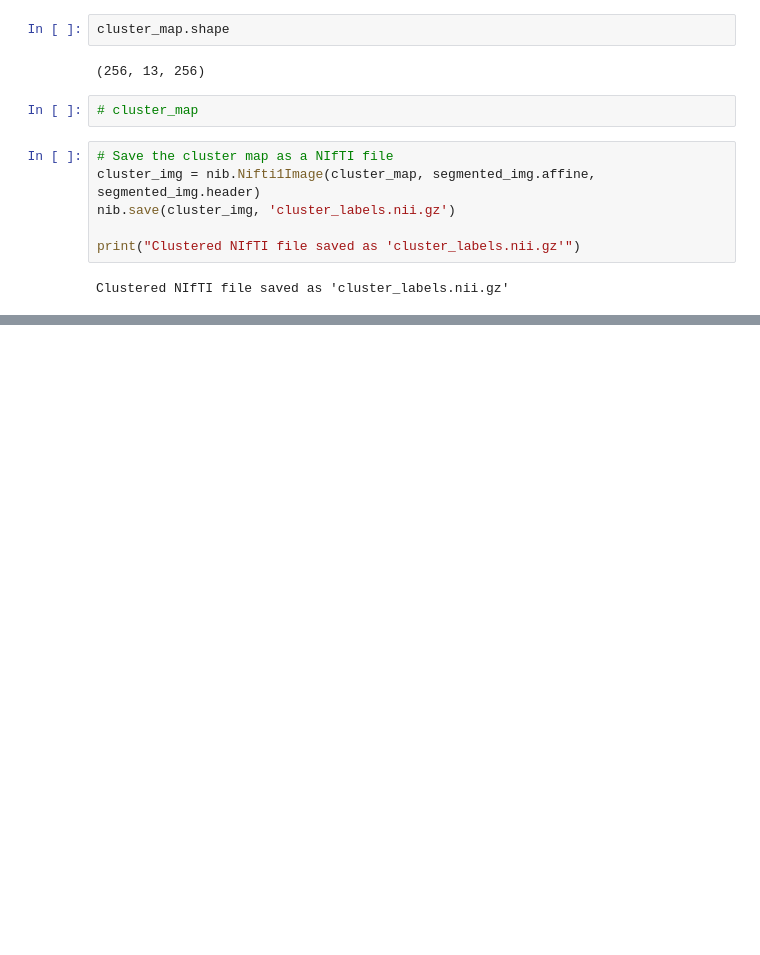
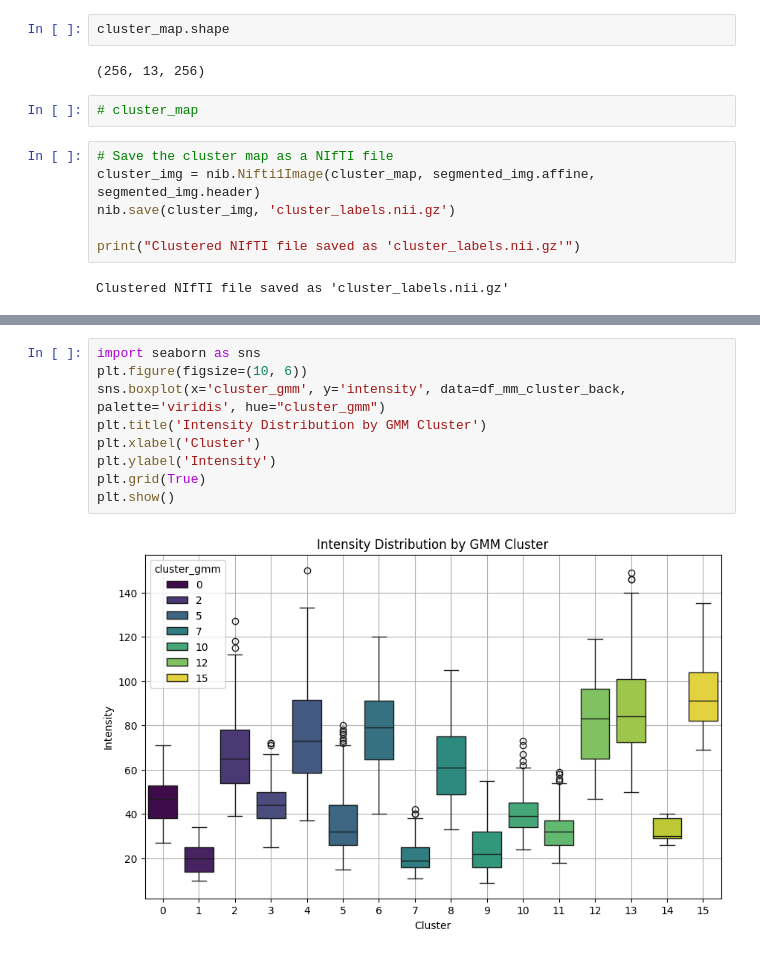
Before and after one commit to prabal5ghosh/Inria_Medical_Imageing_Internship_prabal, a Jupyter notebook: segmented_pixels_intensity.ipynb, the cells around one changed output, grey strips where cells are left out. Cells and saved outputs as stored; diff of their text form; blank space fills up the shorter version.

```diff
--- a/segmented_pixels_intensity.ipynb
+++ b/segmented_pixels_intensity.ipynb
@@ -789,0 +869,11 @@ Clustered NIfTI file saved as 'cluster_labels.nii.gz'
+# %%
+import seaborn as sns
+plt.figure(figsize=(10, 6))
+sns.boxplot(x='cluster_gmm', y='intensity', data=df_mm_cluster_back, palette='viridis', hue="cluster_gmm")
+plt.title('Intensity Distribution by GMM Cluster')
+plt.xlabel('Cluster')
+plt.ylabel('Intensity')
+plt.grid(True)
+plt.show()
+# %% [output]
+[figure, added]
```
Also changed, not shown: parts of 20 cells of this notebook.
